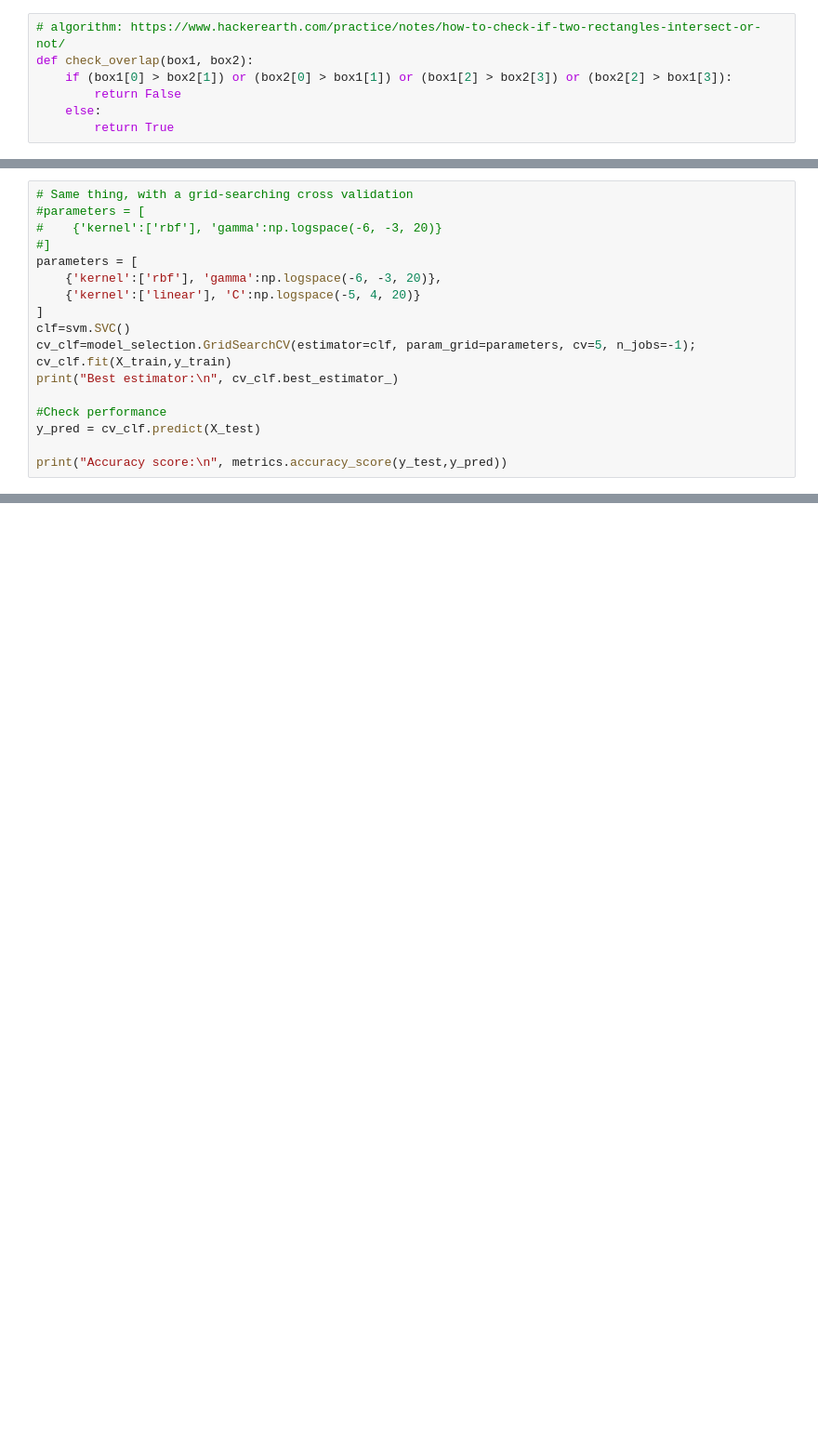
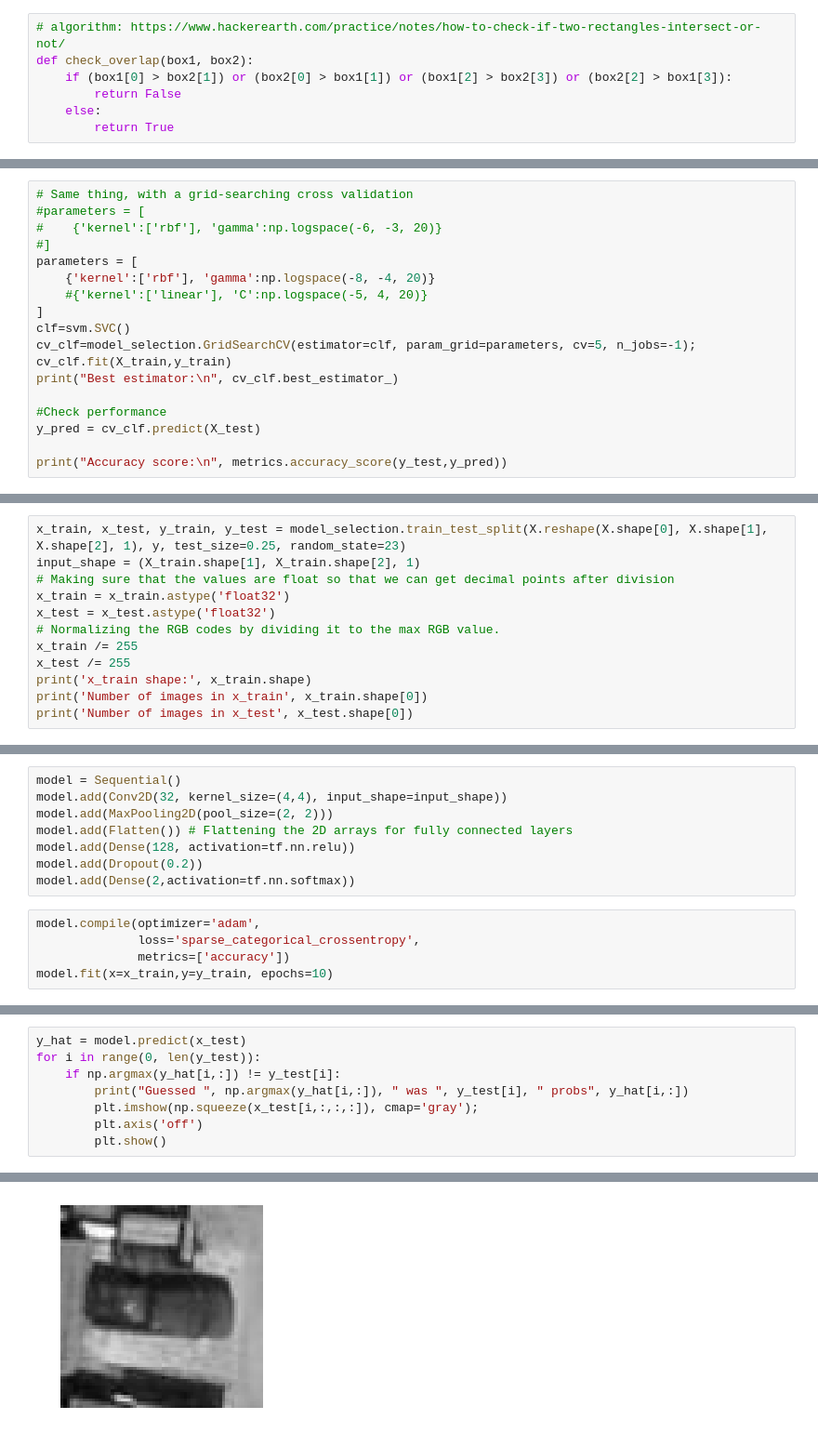
Before and after one commit to figa1993/ECE6254, a Jupyter notebook: Source/parse_images_to_patches.ipynb, the cells around one changed output, grey strips where cells are left out. Shown at 93% size. Saved outputs shown, nothing was run; the diff lists cells and outputs as text; blank space fills up the shorter version.

```diff
--- a/Source/parse_images_to_patches.ipynb
+++ b/Source/parse_images_to_patches.ipynb
@@ -170,8 +163,8 @@ Accuracy score:
 #    {'kernel':['rbf'], 'gamma':np.logspace(-6, -3, 20)}
 #]
 parameters = [
-    {'kernel':['rbf'], 'gamma':np.logspace(-6, -3, 20)},
-    {'kernel':['linear'], 'C':np.logspace(-5, 4, 20)}
+    {'kernel':['rbf'], 'gamma':np.logspace(-8, -4, 20)}
+    #{'kernel':['linear'], 'C':np.logspace(-5, 4, 20)}
 ]
 clf=svm.SVC()
 cv_clf=model_selection.GridSearchCV(estimator=clf, param_grid=parameters, cv=5, n_jobs=-1);
@@ -192,0 +178,12 @@ Accuracy score:
+# %%
+x_train, x_test, y_train, y_test = model_selection.train_test_split(X.reshape(X.shape[0], X.shape[1], X.shape[2], 1), y, test_size=0.25, random_state=23)
+input_shape = (X_train.shape[1], X_train.shape[2], 1)
+# Making sure that the values are float so that we can get decimal points after division
+x_train = x_train.astype('float32')
+x_test = x_test.astype('float32')
+# Normalizing the RGB codes by dividing it to the max RGB value.
+x_train /= 255
+x_test /= 255
+print('x_train shape:', x_train.shape)
+print('Number of images in x_train', x_train.shape[0])
+print('Number of images in x_test', x_test.shape[0])
@@ -192,0 +194,13 @@ Accuracy score:
+# %%
+model = Sequential()
+model.add(Conv2D(32, kernel_size=(4,4), input_shape=input_shape))
+model.add(MaxPooling2D(pool_size=(2, 2)))
+model.add(Flatten()) # Flattening the 2D arrays for fully connected layers
+model.add(Dense(128, activation=tf.nn.relu))
+model.add(Dropout(0.2))
+model.add(Dense(2,activation=tf.nn.softmax))
+# %%
+model.compile(optimizer='adam',
+              loss='sparse_categorical_crossentropy',
+              metrics=['accuracy'])
+model.fit(x=x_train,y=y_train, epochs=10)
@@ -192,0 +236,9 @@ Accuracy score:
+# %%
+y_hat = model.predict(x_test)
+for i in range(0, len(y_test)):
+    if np.argmax(y_hat[i,:]) != y_test[i]:
+        print("Guessed ", np.argmax(y_hat[i,:]), " was ", y_test[i], " probs", y_hat[i,:])
+        plt.imshow(np.squeeze(x_test[i,:,:,:]), cmap='gray');
+        plt.axis('off')
+        plt.show()
+# %% [output]
@@ -192,0 +246 @@ Accuracy score:
+[figure, added]
```
Also changed, not shown: parts of 10 cells of this notebook.
